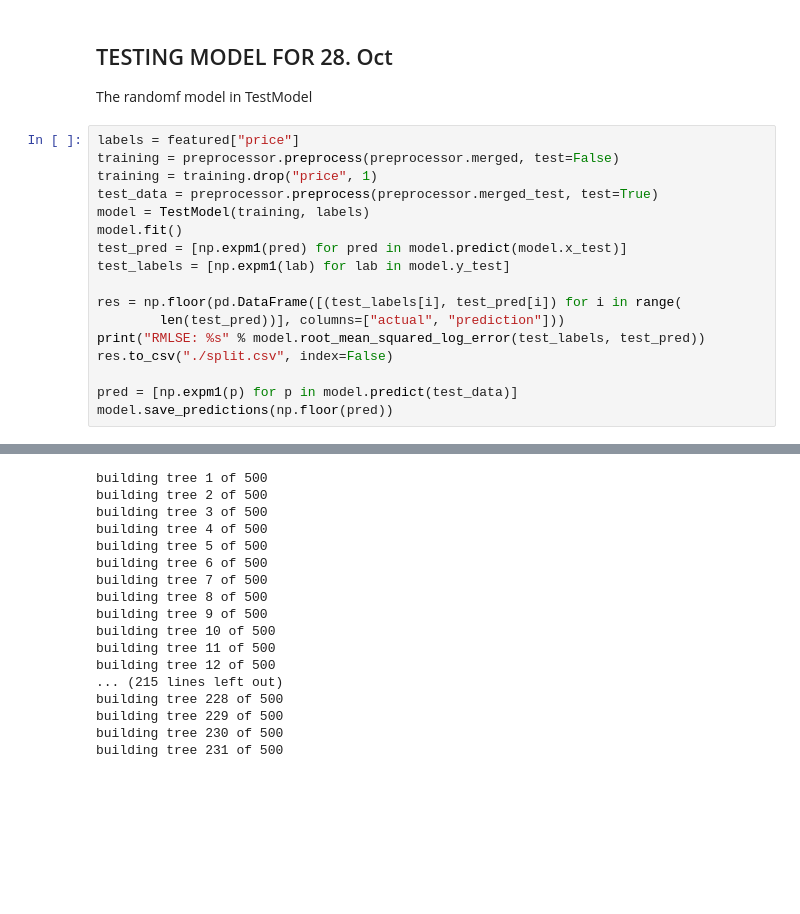
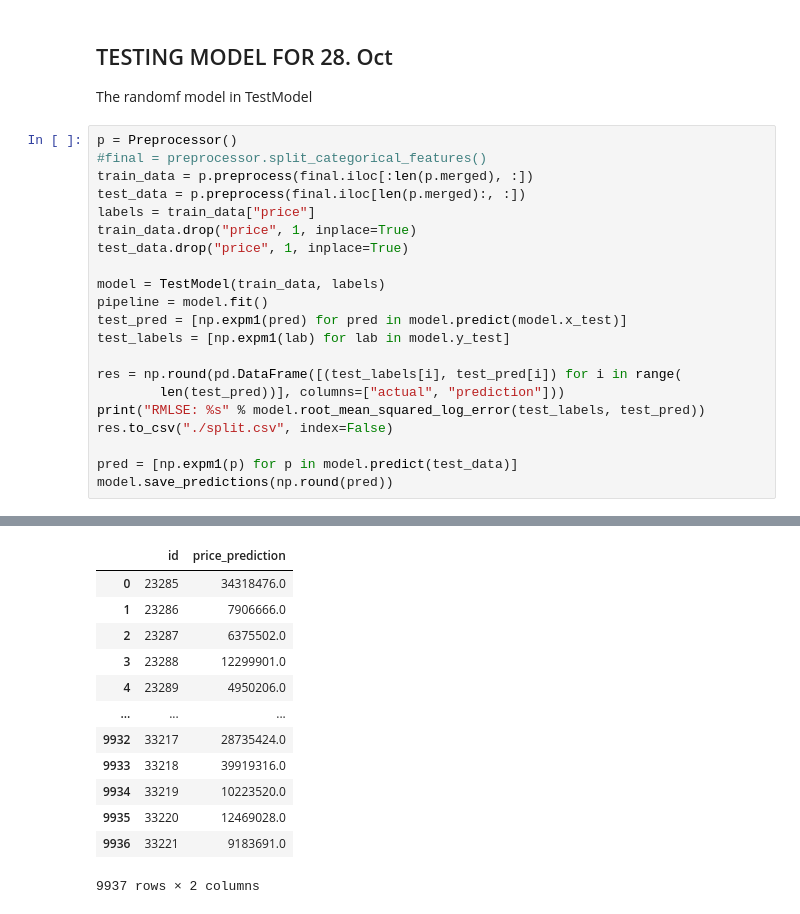
Before and after one commit to Olaussen/TDT4173_group69, a Jupyter notebook: src/notebook.ipynb, the cells around one changed output, grey strips where cells are left out. Saved outputs shown, nothing was run; the diff lists cells and outputs as text; blank space fills up the shorter version.

```diff
--- a/src/notebook.ipynb
+++ b/src/notebook.ipynb
@@ -402,20 +402,24 @@ visualizer.price_correlation(featured)
 
 The randomf model in TestModel
 # %%
-labels = featured["price"]
-training = preprocessor.preprocess(preprocessor.merged, test=False)
-training = training.drop("price", 1)
-test_data = preprocessor.preprocess(preprocessor.merged_test, test=True)
-model = TestModel(training, labels)
-model.fit()
+p = Preprocessor()
+#final = preprocessor.split_categorical_features()
+train_data = p.preprocess(final.iloc[:len(p.merged), :])
+test_data = p.preprocess(final.iloc[len(p.merged):, :])
+labels = train_data["price"]
+train_data.drop("price", 1, inplace=True)
+test_data.drop("price", 1, inplace=True)
+
+model = TestModel(train_data, labels)
+pipeline = model.fit()
 test_pred = [np.expm1(pred) for pred in model.predict(model.x_test)]
 test_labels = [np.expm1(lab) for lab in model.y_test]
 
-res = np.floor(pd.DataFrame([(test_labels[i], test_pred[i]) for i in range(
+res = np.round(pd.DataFrame([(test_labels[i], test_pred[i]) for i in range(
         len(test_pred))], columns=["actual", "prediction"]))
 print("RMLSE: %s" % model.root_mean_squared_log_error(test_labels, test_pred))
 res.to_csv("./split.csv", index=False)
 
 pred = [np.expm1(p) for p in model.predict(test_data)]
-model.save_predictions(np.floor(pred))
+model.save_predictions(np.round(pred))
 # %% [output]
@@ -439,17 +443,13 @@ See the caveats in the documentation: https://pandas.pydata.org/pandas-docs/stab
+|  | id | price_prediction |
+| 0 | 23285 | 34318476.0 |
+| 1 | 23286 | 7906666.0 |
+| 2 | 23287 | 6375502.0 |
+| 3 | 23288 | 12299901.0 |
+| 4 | 23289 | 4950206.0 |
+| ... | ... | ... |
+| 9932 | 33217 | 28735424.0 |
+| 9933 | 33218 | 39919316.0 |
+| 9934 | 33219 | 10223520.0 |
+| 9935 | 33220 | 12469028.0 |
+| 9936 | 33221 | 9183691.0 |
-building tree 1 of 500
-building tree 2 of 500
-building tree 3 of 500
-building tree 4 of 500
-building tree 5 of 500
-building tree 6 of 500
-building tree 7 of 500
-building tree 8 of 500
-building tree 9 of 500
-building tree 10 of 500
-building tree 11 of 500
-building tree 12 of 500
-... (215 lines left out)
-building tree 228 of 500
-building tree 229 of 500
-building tree 230 of 500
-building tree 231 of 500
+9937 rows × 2 columns
```
Also changed, not shown: parts of 6 cells of this notebook, 4 other files.
